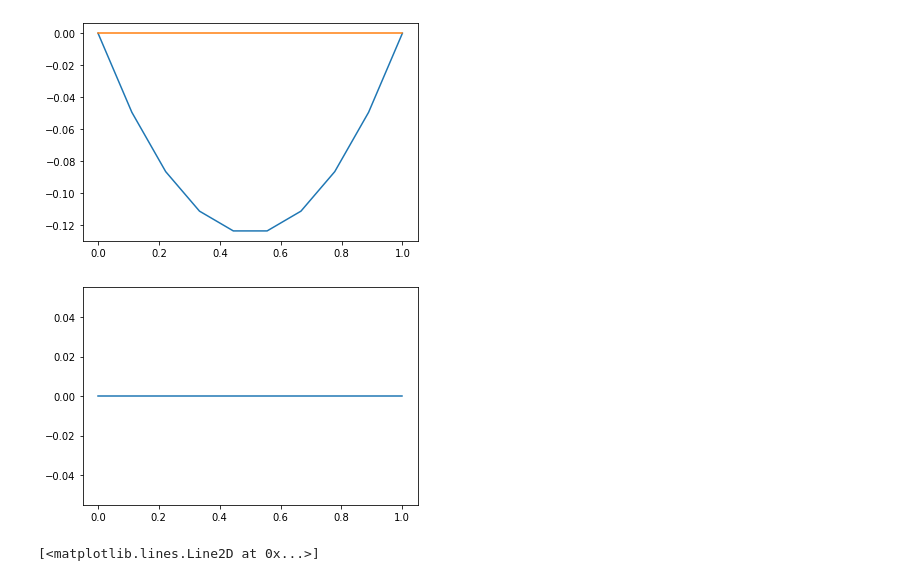
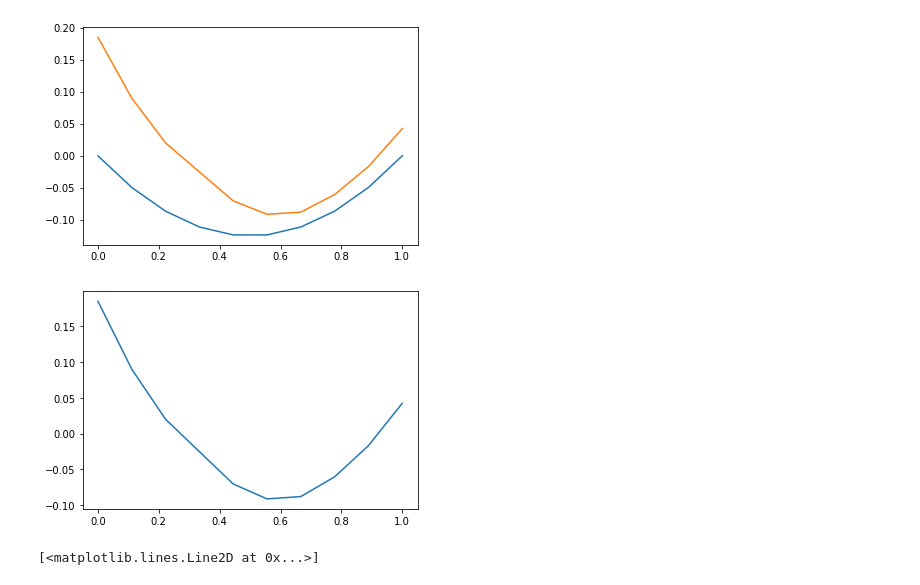
Before and after one commit to wqiu96/summer_project, a Jupyter notebook: src/nn.ipynb, the cells around one changed output. Drawn from its saved outputs; the diff is of its cells as text; code cells hidden in the pictures.

```diff
--- a/src/nn.ipynb
+++ b/src/nn.ipynb
@@ -155,9 +155,11 @@ class Pde:
                 for ix1, pr1 in zip(ix_next, pr_next):
                     rhs += pr1*v(torch.FloatTensor(i2s(*ix1)))
                 rhs *= disc
+                res = (rhs - lhs)
             else:
                 rhs = self.term_cost(ix)
-            return (rhs - lhs)
+                res = (rhs - lhs)
+            return res
         out.update({
                 'bellman': bellman
                 })
@@ -183,10 +185,10 @@ def solver(mdp, n_epoch = 500):
           ia = tuple([0]*mdp['dim'])
           if m['is_interior'](*ix):
             #out += abs(mdp['term_cost'](ix) - value(torch.FloatTensor(mdp['i2s'](*ix))))
-            out += 100*torch.abs(mdp['bellman'](ix,ia,value))
-          else:
-            out += 10000*abs(mdp['term_cost'](ix) - value(torch.FloatTensor(mdp['i2s'](*ix))))
-        return out#/mdp.v_size_
+            out += mdp['bellman'](ix,ia,value)**2
+          #else:
+            #out += abs(mdp['term_cost'](ix) - value(torch.FloatTensor(mdp['i2s'](*ix))))
+        return 500*out#/mdp.v_size_
 
     print_n = 10
     epoch_per_print= int(n_epoch/print_n)
@@ -197,7 +199,7 @@ def solver(mdp, n_epoch = 500):
         loss = tot_loss() #forward pass
         #backward propogation
         # optimizer
-        lr = max(1/(epoch+100.), .0001)
+        lr = max(1/((epoch+100.)), .0001)
         optimizer = torch.optim.SGD(value.parameters(), lr, momentum = .8)
         optimizer.zero_grad()
         loss.backward()
@@ -206,16 +208,16 @@ def solver(mdp, n_epoch = 500):
         if (epoch+1) % epoch_per_print == 0:
           print('Epoch [{}/{}], Loss: {:.4f}'.format(
                   epoch+1, n_epoch, loss.item()))
-        if 100*loss.item()<0.0002:
+        if loss.item()<0.0002:
             break
     end_time = time.time()
     print('>>>time elapsed is: ' + str(end_time - start_time))
     return value
 # %%
-torch.manual_seed(1)
+torch.manual_seed(0)
 p = Pde(dim=1)
 m = p.mdp(n_mesh_s= 9)
-value = solver(m, n_epoch=3000)
+value = solver(m, n_epoch=2000)
 ######check solution
 err =0
 for ix1 in deep_iter(*m['v_shape']):
@@ -260,4 +262,4 @@ Epoch [3000/3000], Loss: 129083.7500
-[figure, old version]
+[figure, new version]
 # %%
 
 if p.dim ==1:
@@ -269,7 +271,7 @@ if p.dim ==1:
 
     plt.plot(cod_x, cod_y_pred)
 # %% [output]
-[figure, old version]
+[figure, new version]
 # %%
 plt.plot(cod_x, cod_y)
 # %% [output]
```
Also changed, not shown: parts of 4 cells of this notebook.
